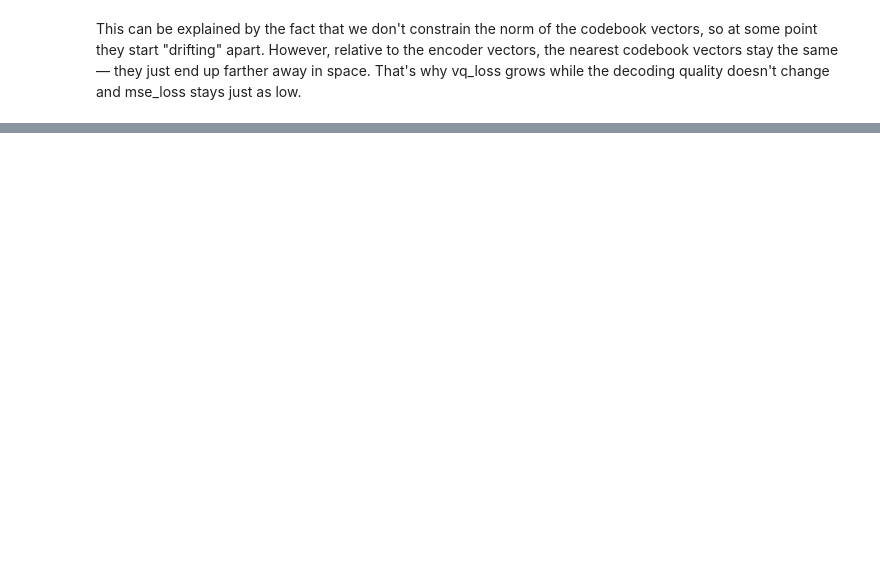
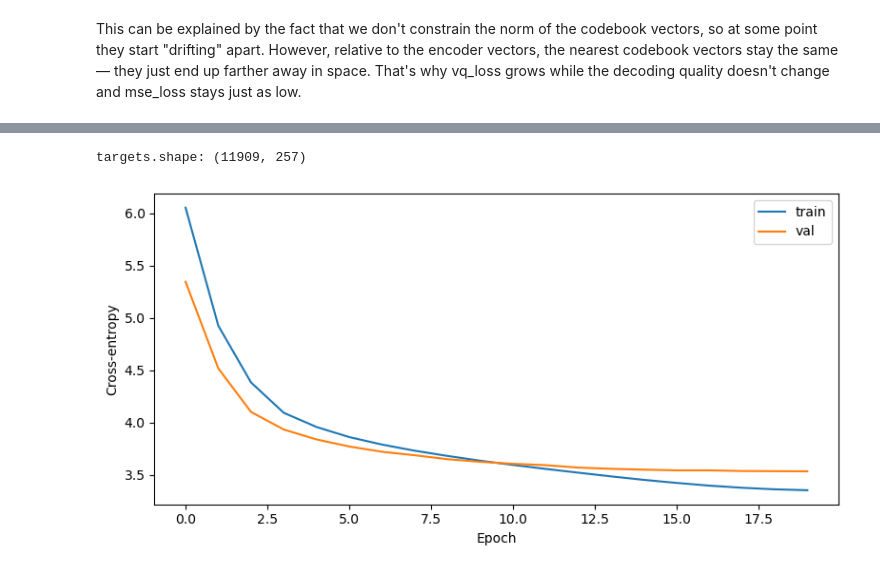
Before and after one commit to montecv/generative_cv_experiments, a Jupyter notebook: vq_vae_experiments.ipynb, the cells around one changed output, grey strips where cells are left out. Drawn from its saved outputs; the diff is of its cells as text; code cells hidden in the pictures; blank space fills up the shorter version.

```diff
--- a/vq_vae_experiments.ipynb
+++ b/vq_vae_experiments.ipynb
@@ -204,0 +262,69 @@ Median uses: 2389 | max: 11084 | min: 96
+# %%
+START_TOKEN = model.quantize.n_e  # 1024 when N_E=1024
+targets = np.concatenate([np.full((targets.shape[0], 1), START_TOKEN), targets], axis=1)
+targets = targets.astype(int)
+
+print('targets.shape:', targets.shape)
+# %% [output]
+targets.shape: (11909, 257)
+# %%
+batch_size = 32
+
+train_idx, val_idx = train_test_split(targets, train_size=0.9, shuffle=True)
+train_idx_loader = torch.utils.data.DataLoader(train_idx, batch_size=batch_size, shuffle=True)
+val_idx_loader = torch.utils.data.DataLoader(val_idx, batch_size=batch_size)
+# %%
+START_TOKEN = model.quantize.n_e
+
+gpt = GPT(
+    vocab_size=model.quantize.n_e + 1,  # codes + start token
+    block_size=256,  # 16x16 latent = 256 positions
+    n_layer=6,
+    n_head=8,
+    n_embd=384,
+    dropout=0.1,
+).to(device)
+
+n_epochs = 20
+warmup_epochs = 5
+base_lr = 3e-4
+
+optimizer = torch.optim.AdamW(gpt.parameters(), lr=base_lr, weight_decay=0.01)
+
+def lr_factor(epoch):
+    if epoch < warmup_epochs:
+        return (epoch + 1) / warmup_epochs
+    progress = (epoch - warmup_epochs) / max(1, n_epochs - warmup_epochs)
+    return 0.5 * (1.0 + math.cos(math.pi * progress))
+
+scheduler = torch.optim.lr_scheduler.LambdaLR(optimizer, lr_factor)
+
+train_losses, val_losses = [], []
+for epoch in tqdm(range(n_epochs)):
+    gpt.train()
+    ep = []
+    for seq in train_idx_loader:
+        seq = seq.to(device)
+        optimizer.zero_grad()
+        logits = gpt(seq[:, :-1])
+        loss = F.cross_entropy(logits.reshape(-1, logits.size(-1)), seq[:, 1:].reshape(-1))
+        loss.backward()
+        torch.nn.utils.clip_grad_norm_(gpt.parameters(), 1.0)
+        optimizer.step()
+        ep.append(loss.item())
+    train_losses.append(np.mean(ep))
+
+    gpt.eval()
+    ep = []
+    with torch.no_grad():
+        for seq in val_idx_loader:
+            seq = seq.to(device)
+            logits = gpt(seq[:, :-1])
+            loss = F.cross_entropy(logits.reshape(-1, logits.size(-1)), seq[:, 1:].reshape(-1))
+            ep.append(loss.item())
+    val_losses.append(np.mean(ep))
+    scheduler.step()
+
+plot_train_val_losses(train_losses, val_losses, 'Cross-entropy')
+# %% [output]
+[figure, added]
```
Also changed, not shown: parts of 22 cells of this notebook, 3 other files.
